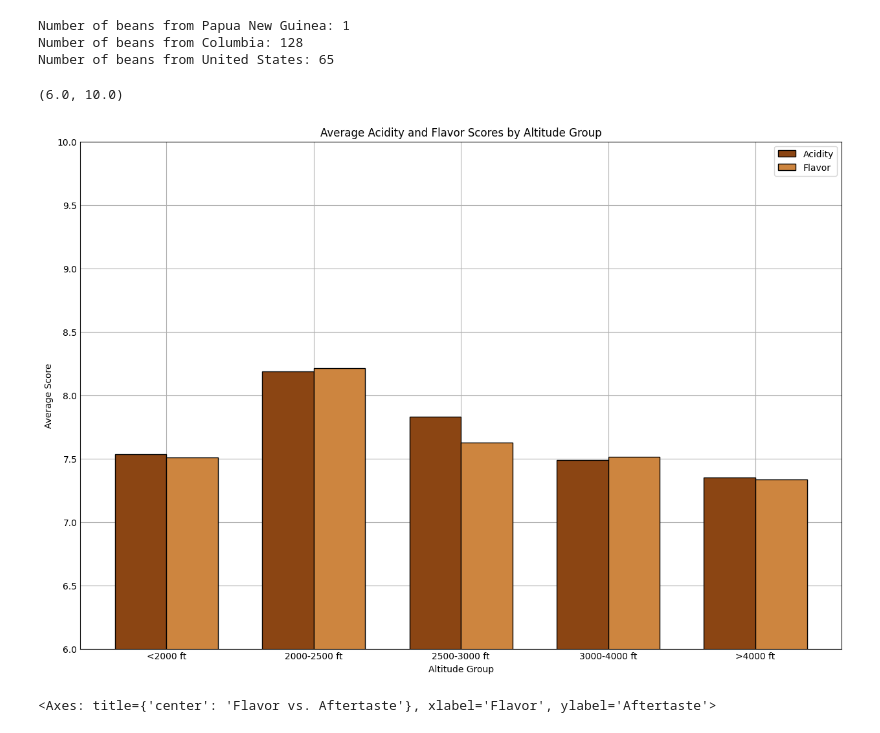
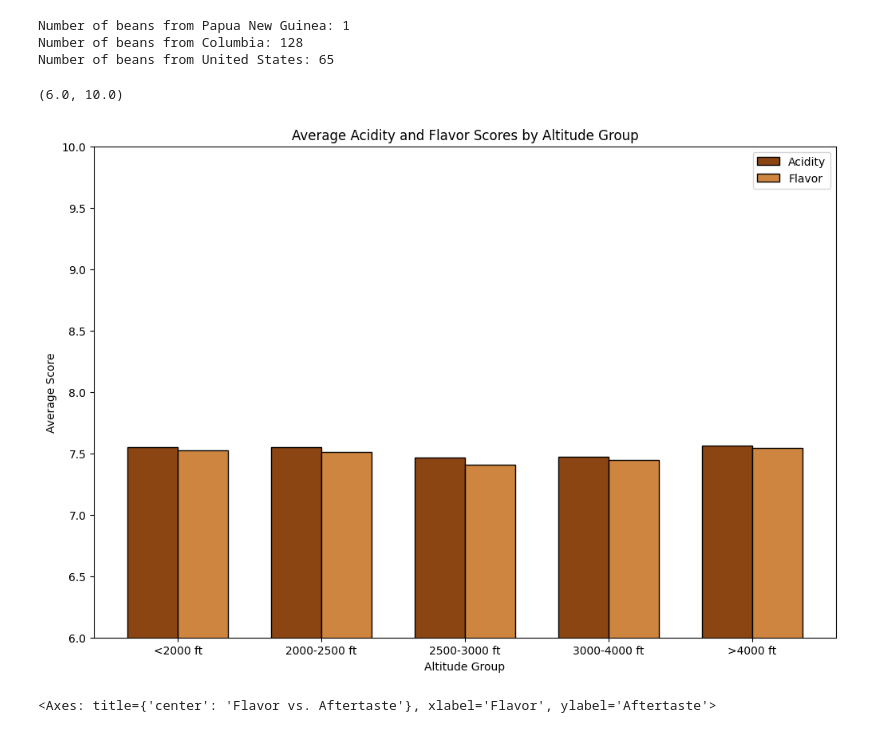
Before and after one commit to TroyH-21/Troy-Heroldt-cs130-project, a Jupyter notebook: analysis.ipynb, the cells around one changed output. Cells and saved outputs as stored; diff of their text form; code cells hidden in the pictures.

Commit message:
Continued my article and changed altitude to feet

```diff
--- a/analysis.ipynb
+++ b/analysis.ipynb
@@ -172,6 +172,9 @@ Number of beans from United States: 65
 coffee = coffee.rename(columns={"Location.Altitude.Average": "Altitude",
                        "Data.Scores.Acidity": "Acidity",
                        "Data.Scores.Flavor": "Flavor"})
+
+# convert the altitude column to feet from meters
+coffee["Altitude"] = coffee["Altitude"] * 3.28084
 
 # Organize the altitudes into 6 groupings
 very_low_alt = coffee.loc[coffee["Altitude"] < 2000] # less that 2000 feet
@@ -193,34 +196,34 @@ avg_acidity_high_alt = avg_score_by_altitude_group(high_alt, "Acidity")
 avg_acidity_very_high_alt = avg_score_by_altitude_group(very_high_alt, "Acidity")
 
 # Find average scores for flavor
 avg_flavor_very_low_alt = avg_score_by_altitude_group(very_low_alt, "Flavor")
 avg_flavor_low_alt = avg_score_by_altitude_group(low_alt, "Flavor")
 avg_flavor_medium_alt = avg_score_by_altitude_group(medium_alt, "Flavor")
 avg_flavor_high_alt = avg_score_by_altitude_group(high_alt, "Flavor")
 avg_flavor_very_high_alt = avg_score_by_altitude_group(very_high_alt, "Flavor")
 
 #Plot a double bar graph to compare the average acidity and flavor scores for each altitude group
 altitude_groups = ["<2000 ft", "2000-2500 ft", "2500-3000 ft", "3000-4000 ft", ">4000 ft"]
 avg_acidity_scores = [avg_acidity_very_low_alt, avg_acidity_low_alt, avg_acidity_medium_alt, avg_acidity_high_alt, avg_acidity_very_high_alt]
 avg_flavor_scores = [avg_flavor_very_low_alt, avg_flavor_low_alt, avg_flavor_medium_alt, avg_flavor_high_alt, avg_flavor_very_high_alt]
 x = np.arange(len(altitude_groups))  # the label locations
 width = 0.35  # the width of the bars
 fig, ax = plt.subplots(figsize=(12, 8)) # Set the size of the figure to be wider
 rects1 = ax.bar(x - width/2, avg_acidity_scores, width, label='Acidity', color = "saddlebrown", edgecolor='black') # Bar for acidity scores
 rects2 = ax.bar(x + width/2, avg_flavor_scores, width, label='Flavor', color = "peru", edgecolor='black') # Bar for flavor scores
 ax.set_xlabel('Altitude Group')
 ax.set_ylabel('Average Score')
 ax.set_title('Average Acidity and Flavor Scores by Altitude Group')
 
 # Takes the label locations and sets the x-axis labels to be in the middle of the bars
 ax.set_xticks(x)
 ax.set_xticklabels(altitude_groups)
 
 ax.legend() # To label the bars with acidity and flavor
 ax.set_ylim(6,10) # With most beans being speciality grade small score differences matter a lot
 # %% [output]
 (6.0, 10.0)
-[figure, old version]
+[figure, new version]
 # %%
 # Final visualization showing the relationship between flavor and aftertaste
 coffee = coffee.rename(columns={"Data.Scores.Aftertaste": "Aftertaste",
```
Also changed, not shown: 1 other file.
